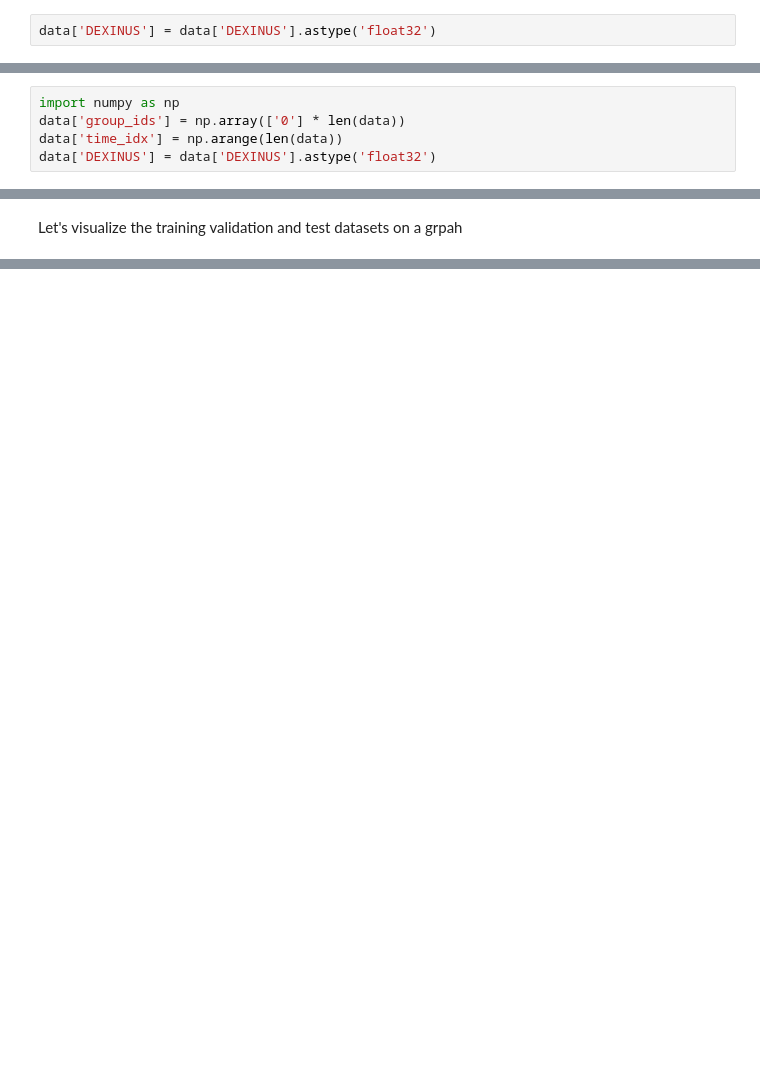
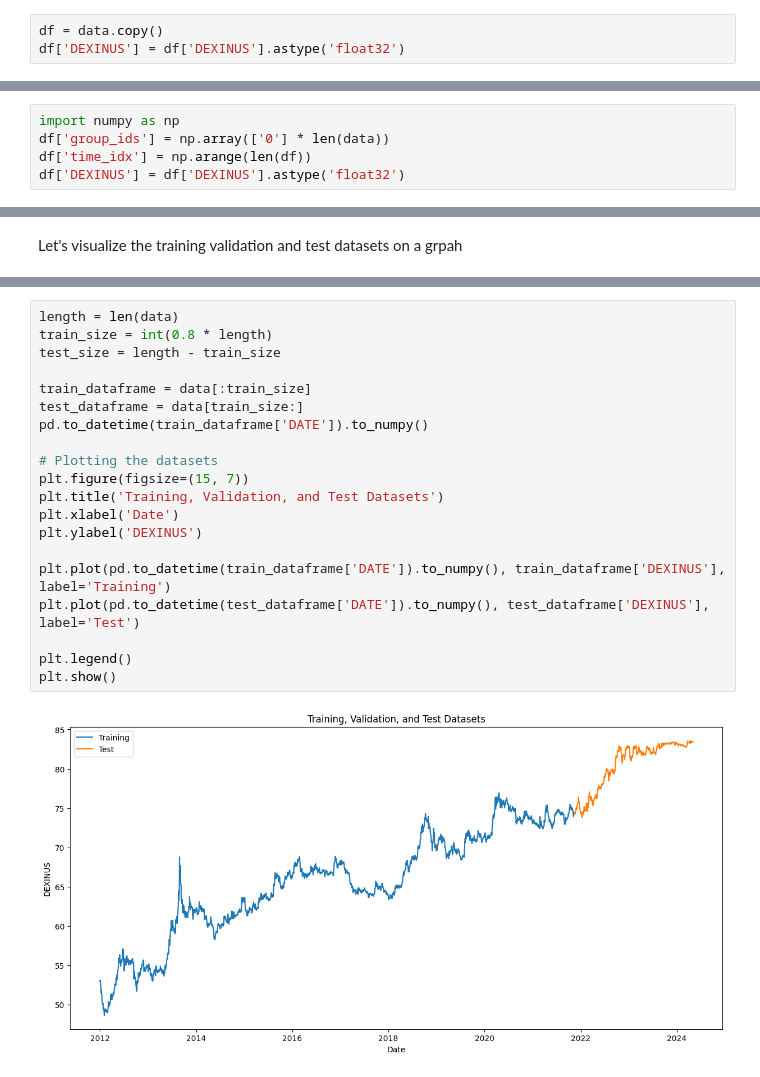
Before and after one commit to psycoplankton/Rupee-vs-Dollar-Time-Series-Forecasting, a Jupyter notebook: Time_Series_prediction_with_LSTM_N_BEATS_and_Autoformer_.ipynb, the cells around one changed output, grey strips where cells are left out. Saved outputs shown, nothing was run; the diff lists cells and outputs as text; blank space fills up the shorter version.

```diff
--- a/Time_Series_prediction_with_LSTM_N_BEATS_and_Autoformer_.ipynb
+++ b/Time_Series_prediction_with_LSTM_N_BEATS_and_Autoformer_.ipynb
@@ -627,2 +617,3 @@ memory usage: 50.5+ KB
 # %%
-data['DEXINUS'] = data['DEXINUS'].astype('float32')
+df = data.copy()
+df['DEXINUS'] = df['DEXINUS'].astype('float32')
@@ -642,5 +620,5 @@ Name: DEXINUS, Length: 3221, dtype: float32
 # %%
 import numpy as np
-data['group_ids'] = np.array(['0'] * len(data))
-data['time_idx'] = np.arange(len(data))
-data['DEXINUS'] = data['DEXINUS'].astype('float32')
+df['group_ids'] = np.array(['0'] * len(data))
+df['time_idx'] = np.arange(len(df))
+df['DEXINUS'] = df['DEXINUS'].astype('float32')
@@ -739,0 +696,22 @@ array(['2011-12-30T00:00:00.000000000', '2012-01-02T00:00:00.000000000',
+# %%
+length = len(data)
+train_size = int(0.8 * length)
+test_size = length - train_size
+
+train_dataframe = data[:train_size]
+test_dataframe = data[train_size:]
+pd.to_datetime(train_dataframe['DATE']).to_numpy()
+
+# Plotting the datasets
+plt.figure(figsize=(15, 7))
+plt.title('Training, Validation, and Test Datasets')
+plt.xlabel('Date')
+plt.ylabel('DEXINUS')
+
+plt.plot(pd.to_datetime(train_dataframe['DATE']).to_numpy(), train_dataframe['DEXINUS'], label='Training')
+plt.plot(pd.to_datetime(test_dataframe['DATE']).to_numpy(), test_dataframe['DEXINUS'], label='Test')
+
+plt.legend()
+plt.show()
+# %% [output]
+[figure, added]
```
Also changed, not shown: parts of 30 cells of this notebook, 3 other files.
